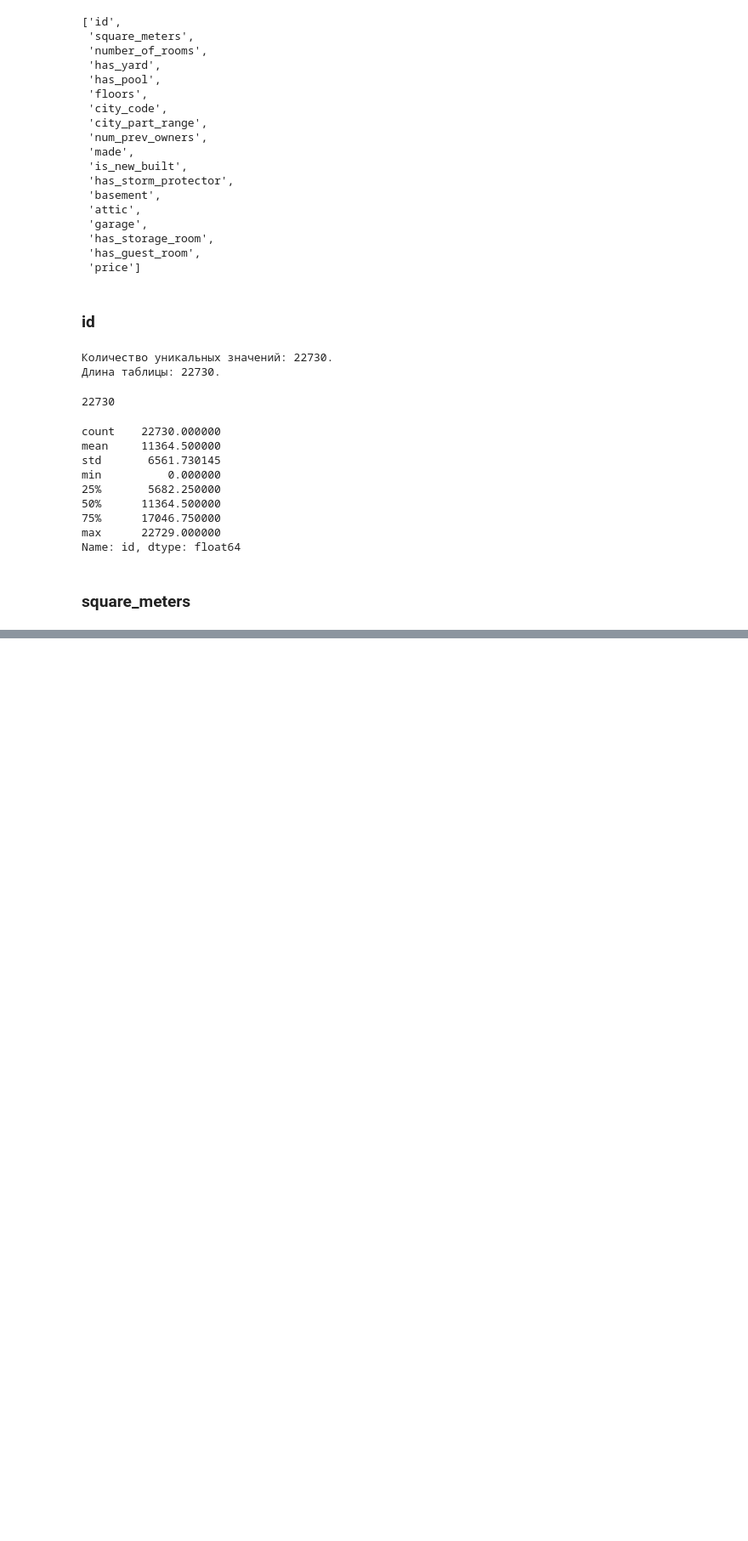
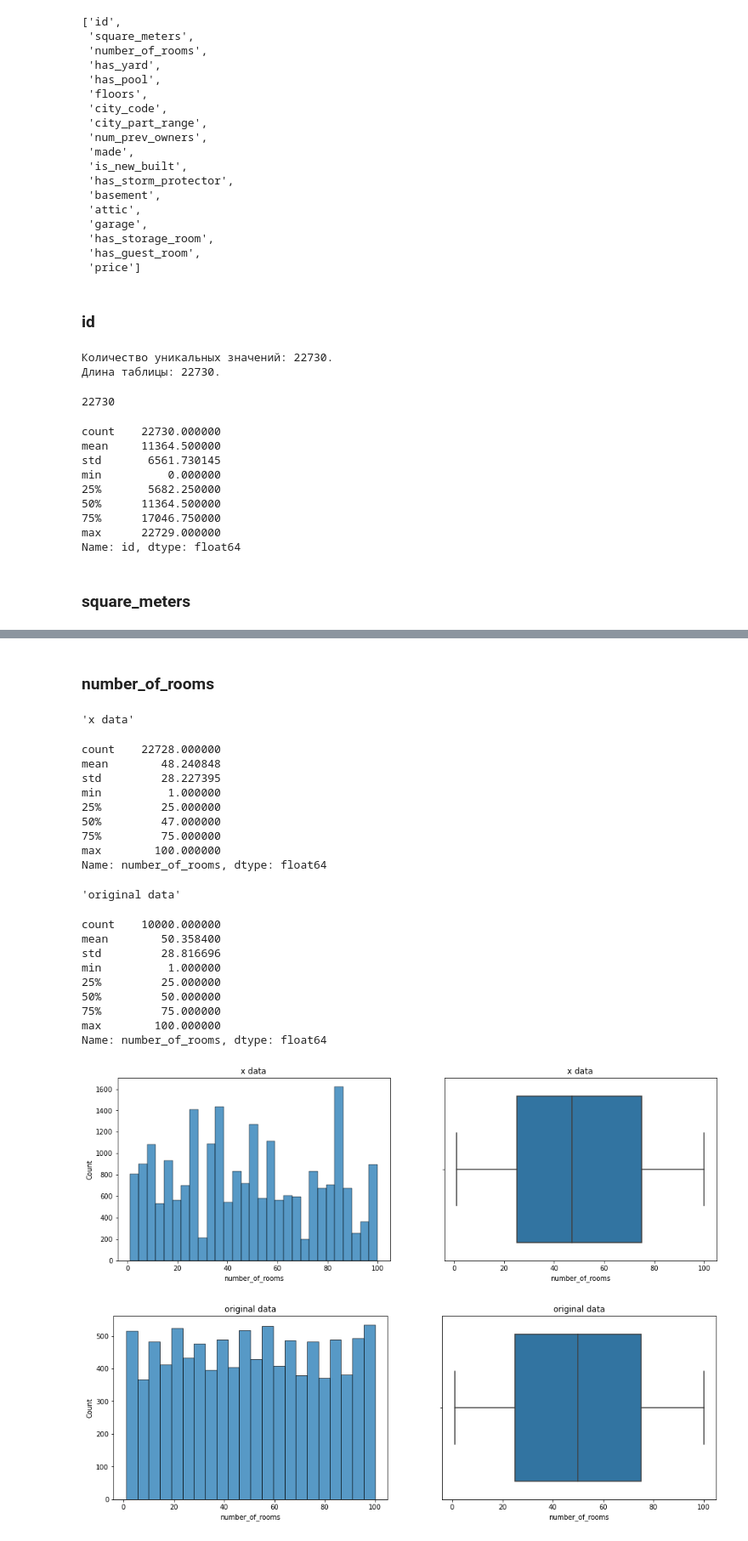
Before and after one commit to keedach/Kaggle, a Jupyter notebook: playground_series_3_6/playground_series_3_6.ipynb, the cells around one changed output, grey strips where cells are left out. Shown at 85% size. Drawn from its saved outputs; the diff is of its cells as text; code cells hidden in the pictures; blank space fills up the shorter version.

```diff
--- a/playground_series_3_6/playground_series_3_6.ipynb
+++ b/playground_series_3_6/playground_series_3_6.ipynb
@@ -209,0 +332,28 @@ Name: id, dtype: float64
+# %% [markdown]
+### number_of_rooms
+# %%
+for data in train_true, original:
+    column_stat(data, 'number_of_rooms')
+# %% [output]
+'x data'
+count    22728.000000
+mean        48.240848
+std         28.227395
+min          1.000000
+25%         25.000000
+50%         47.000000
+75%         75.000000
+max        100.000000
+Name: number_of_rooms, dtype: float64
+'original data'
+count    10000.000000
+mean        50.358400
+std         28.816696
+min          1.000000
+25%         25.000000
+50%         50.000000
+75%         75.000000
+max        100.000000
+Name: number_of_rooms, dtype: float64
+[figure, added]
+[figure, added]
```
Also changed, not shown: parts of 130 cells of this notebook.
